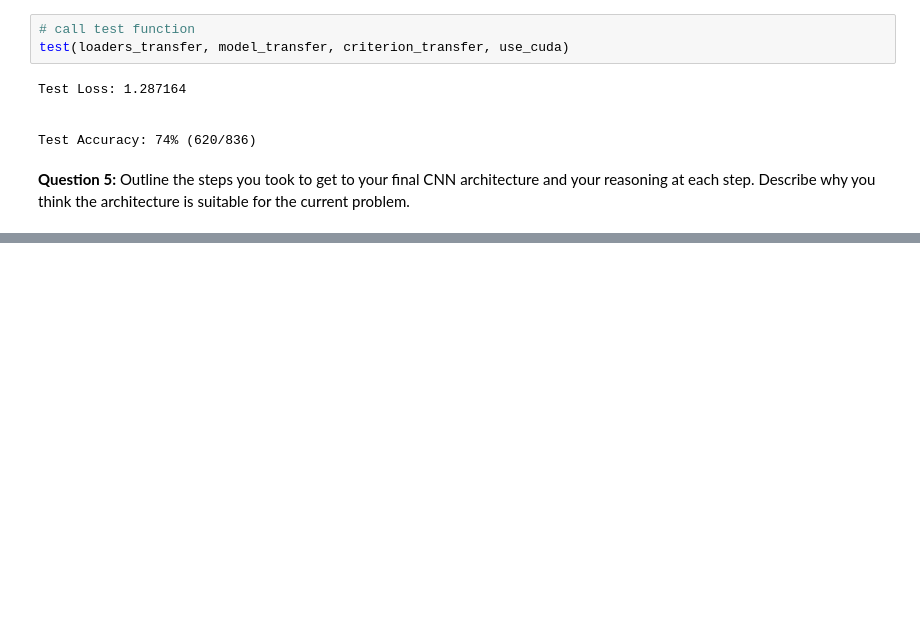
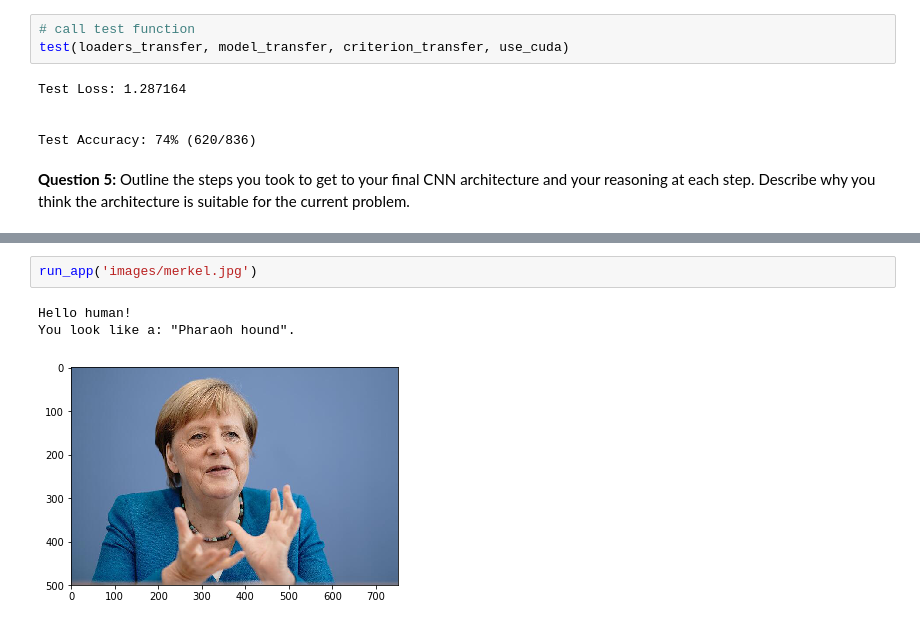
Before and after one commit to heschmat/deep-learning-projects, a Jupyter notebook: cnn-dog-breed-classifier/dog_app.ipynb, the cells around one changed output, grey strips where cells are left out. Cells and saved outputs as stored; diff of their text form; blank space fills up the shorter version.

```diff
--- a/cnn-dog-breed-classifier/dog_app.ipynb
+++ b/cnn-dog-breed-classifier/dog_app.ipynb
@@ -914,0 +971,6 @@ for file in np.hstack((human_files[:3], dog_files[:3])):
+# %%
+run_app('images/merkel.jpg')
+# %% [output]
+Hello human!
+You look like a: "Pharaoh hound".
+[figure, added]
```
Also changed, not shown: parts of 55 cells of this notebook, 12 other files.
